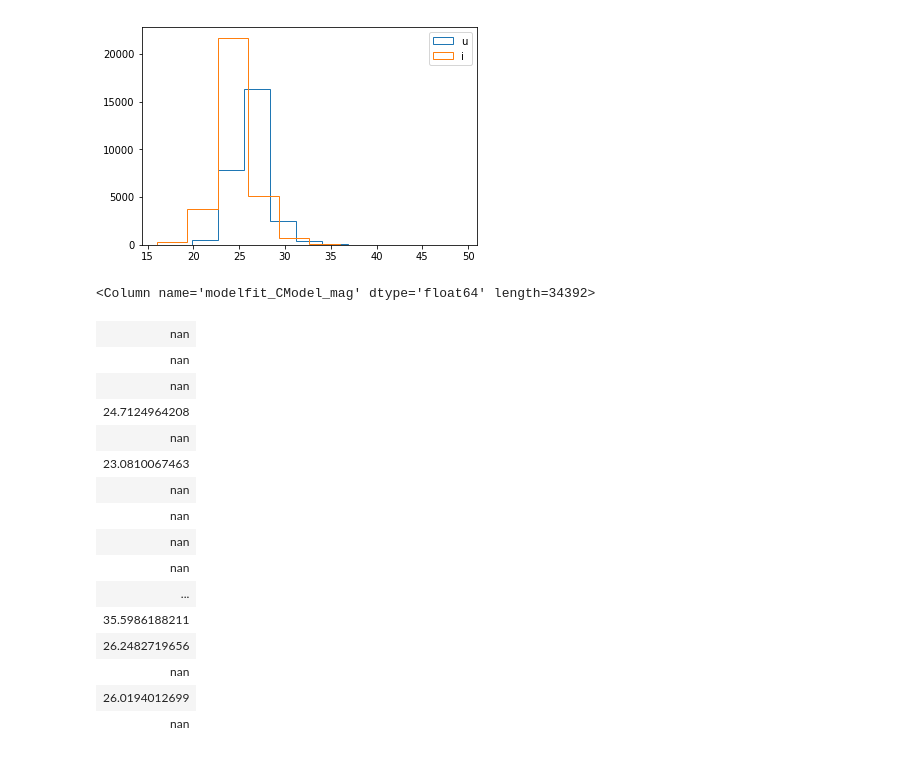
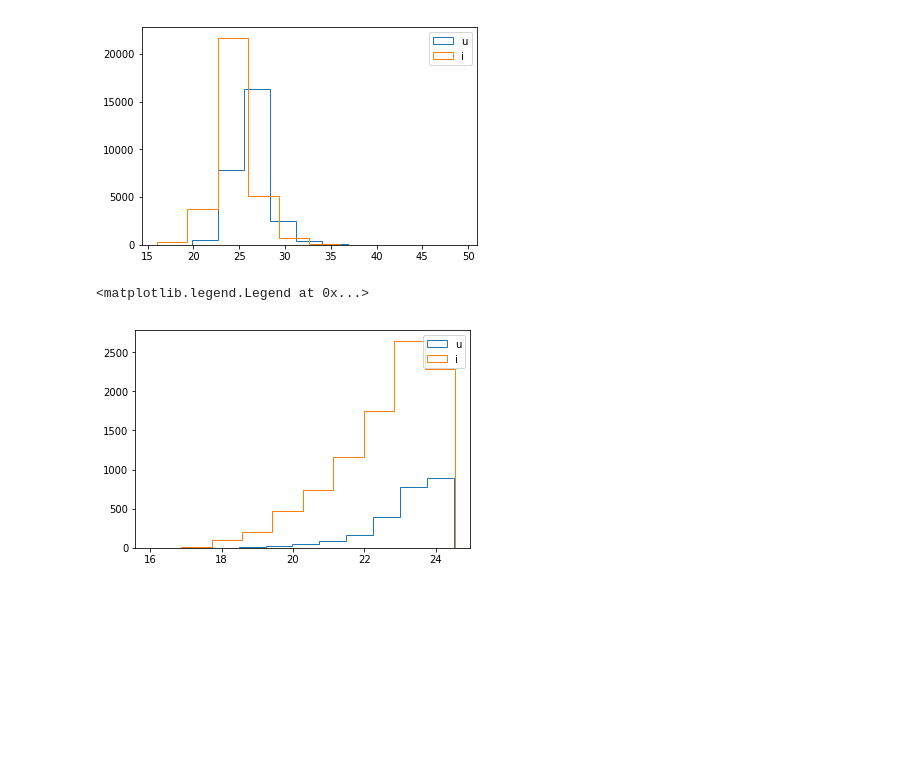
Before and after one commit to nicolaschotard/lsst_drp_analysis, a Jupyter notebook: python/6_astropy_exercices.ipynb, the cells around one changed output. Cells and saved outputs as stored; diff of their text form; code cells hidden in the pictures; blank space fills up the shorter version.

```diff
--- a/python/6_astropy_exercices.ipynb
+++ b/python/6_astropy_exercices.ipynb
@@ -94,23 +152,19 @@ ax.legend()
 # %% [output]
 <matplotlib.legend.Legend at 0x...>
 [figure]
-# %%
-magi
-# %% [output]
-<Column name='modelfit_CModel_mag' dtype='float64' length=34392>
-| nan |
-| nan |
-| nan |
-| 24.7124964208 |
-| nan |
-| 23.0810067463 |
-| nan |
-| nan |
-| nan |
-| nan |
-| ... |
-| 35.5986188211 |
-| 26.2482719656 |
-| nan |
-| 26.0194012699 |
-| nan |
+# %%
+# Comprehension list pour récupérer les magnitudes
+mask = np.isfinite(table['modelfit_CModel_mag'])
+mask &= table['modelfit_CModel_magSigma'] < 0.05
+table = table[mask]
+mags = [table[table['filter'] == f]['modelfit_CModel_mag'] for f in filters]
+magsSigma = [table[table['filter'] == f]['modelfit_CModel_magSigma'] for f in filters]
+
+# Histogramme pour tout les filtres
+fig, ax = plt.subplots()
+for mag, magS, filt in zip(mags, magsSigma, filters):
+    ax.hist(mag, label=filt, histtype='step')
+ax.legend()
+# %% [output]
+<matplotlib.legend.Legend at 0x...>
+[figure, added]
```
Also changed, not shown: parts of 24 cells of this notebook.
